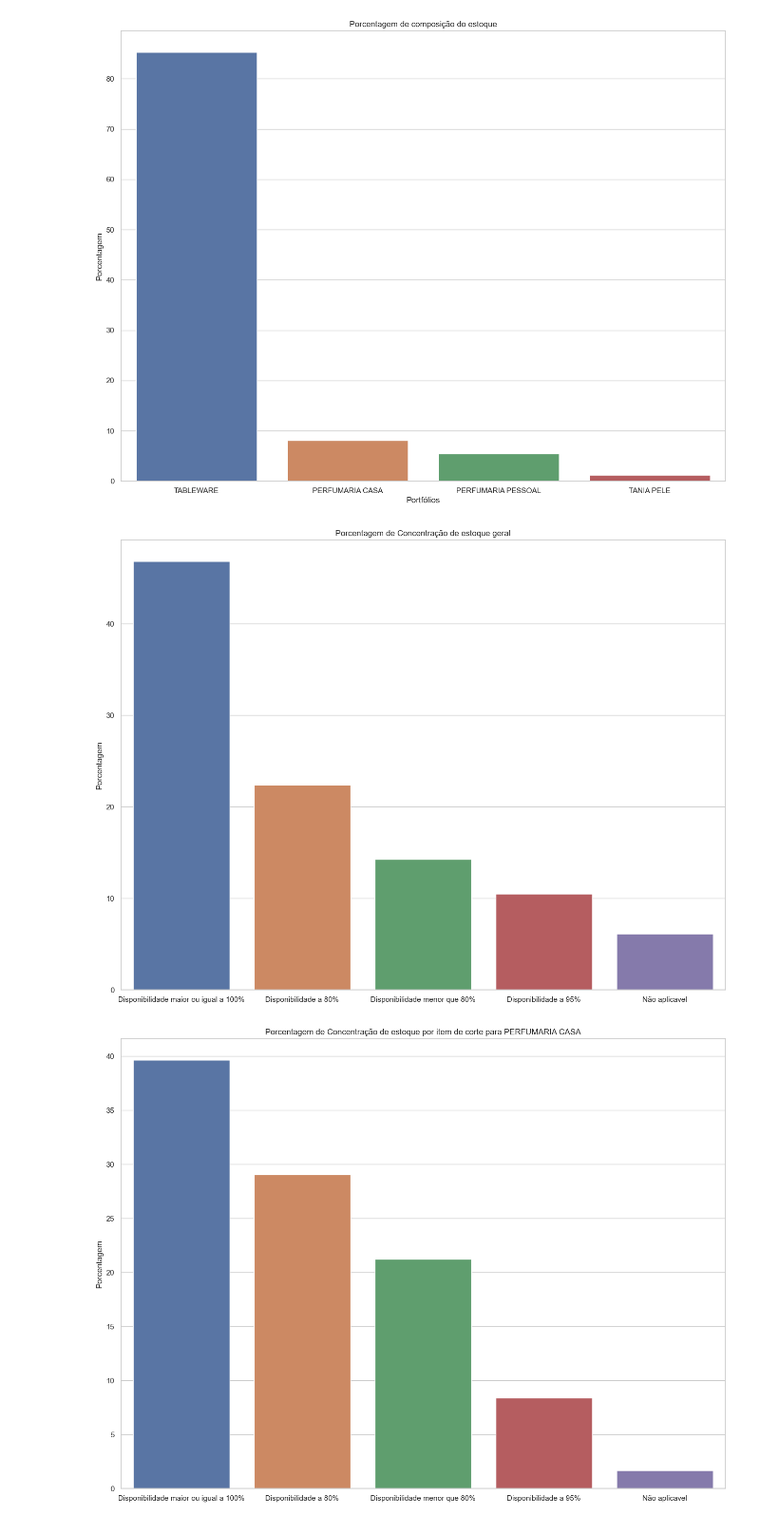
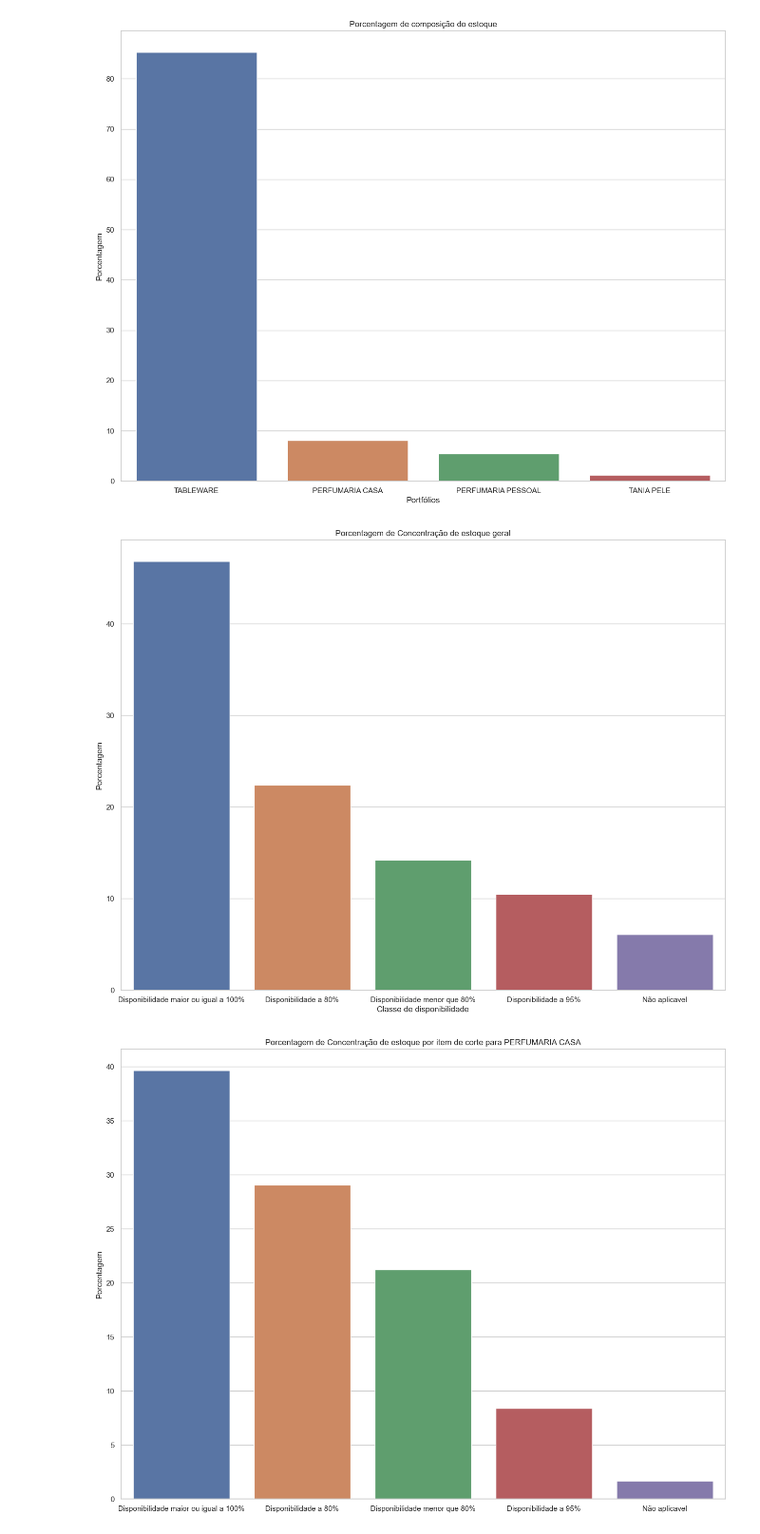
Before and after one commit to augustopinho/TB_analise_exploratoria, a Jupyter notebook: Tratamento_dataset.ipynb, the cells around one changed output. Shown at 95% size. Drawn from its saved outputs; the diff is of its cells as text; code cells hidden in the pictures.

```diff
--- a/Tratamento_dataset.ipynb
+++ b/Tratamento_dataset.ipynb
@@ -553,22 +553,22 @@ plt.show()
 # %%
 #Criando gráfico de barras de Concentração de estoque por item corte para o estoque como um todo
 grafico = (
     base_graficos['Concentração de estoque por item coorte: 80%, 95% e 100%']
     .value_counts(normalize=True)
     .mul(100)
     .rename('Porcentagem')
     .reset_index()
 )
 
 plt.figure(figsize=(16, 12))
 sns.set(style="whitegrid")
 sns.barplot(data=grafico, x='index', y='Porcentagem')
 plt.title('Porcentagem de Concentração de estoque geral')
-plt.xlabel('')
+plt.xlabel('Classe de disponibilidade')
 plt.ylabel('Porcentagem')
 plt.show()
 # %% [output]
-[figure, old version]
+[figure, new version]
 # %%
 #Criando gráfico de barras de Concentração de estoque por item corte para cada portifolío
 condicoes = base_graficos['Portfólio'].unique()
```
Also changed, not shown: parts of 4 cells of this notebook, 2 other files.
